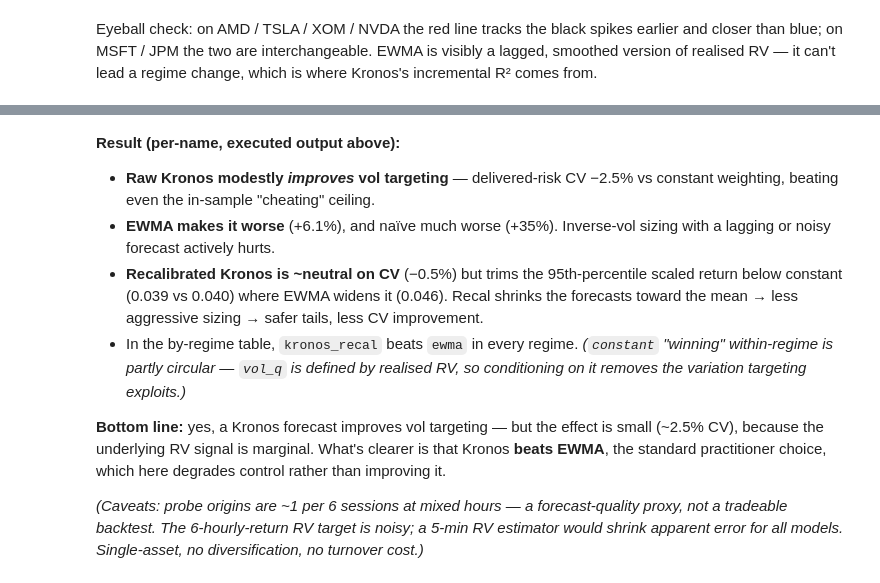
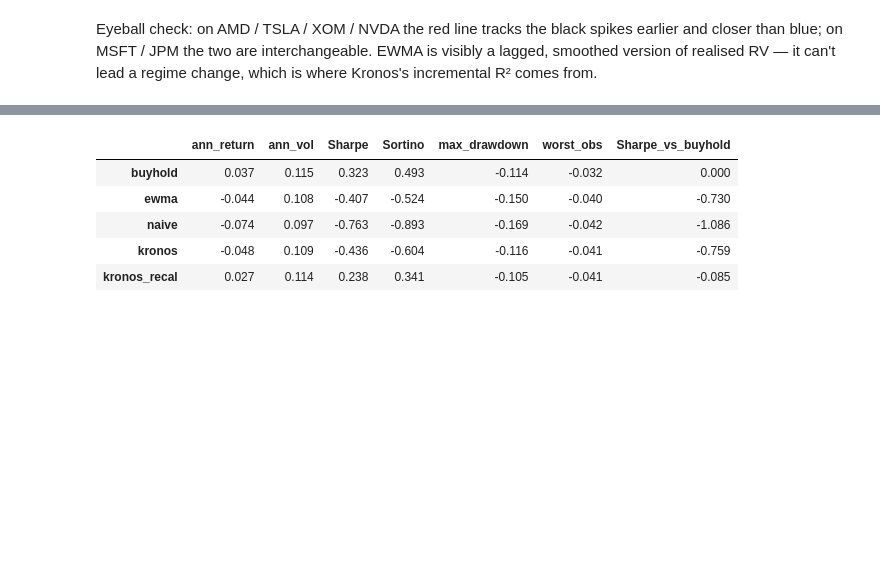
Before and after one commit to imanly97/kronos-evaluation, a Jupyter notebook: notebooks/probe_findings.ipynb, the cells around one changed output, grey strips where cells are left out. Saved outputs shown, nothing was run; the diff lists cells and outputs as text; code cells hidden in the pictures; blank space fills up the shorter version.

```diff
--- a/notebooks/probe_findings.ipynb
+++ b/notebooks/probe_findings.ipynb
@@ -422,24 +407,37 @@ ax.set_title("vol control over time — flatter & closer to 1 is better"); ax.le
-# %% [markdown]
-**Result (per-name, executed output above):**
-
-- **Raw Kronos modestly *improves* vol targeting** — delivered-risk CV −2.5% vs
-  constant weighting, beating even the in-sample "cheating" ceiling.
-- **EWMA makes it worse** (+6.1%), and naïve much worse (+35%). Inverse-vol
-  sizing with a lagging or noisy forecast actively hurts.
-- **Recalibrated Kronos is ~neutral on CV** (−0.5%) but trims the 95th-percentile
-  scaled return below constant (0.039 vs 0.040) where EWMA widens it (0.046).
-  Recal shrinks the forecasts toward the mean → less aggressive sizing → safer
-  tails, less CV improvement.
-- In the by-regime table, `kronos_recal` beats `ewma` in every regime.
-  *(`constant` "winning" within-regime is partly circular — `vol_q` is defined by
-  realised RV, so conditioning on it removes the variation targeting exploits.)*
-
-**Bottom line:** yes, a Kronos forecast improves vol targeting — but the effect is
-small (~2.5% CV), because the underlying RV signal is marginal. What's clearer is
-that Kronos **beats EWMA**, the standard practitioner choice, which here degrades
-control rather than improving it.
-
-*(Caveats: probe origins are ~1 per 6 sessions at mixed hours — a
-forecast-quality proxy, not a tradeable backtest. The 6-hourly-return RV target
-is noisy; a 5-min RV estimator would shrink apparent error for all models.
-Single-asset, no diversification, no turnover cost.)*
+# %%
+def managed_portfolio(power=1.0, cap=3.0):
+    """return a DataFrame: index = origin timestamp, columns = model, values = portfolio return"""
+    piv = {}
+    for m in ["buyhold","ewma","naive","kronos","kronos_recal"]:
+        parts = []
+        for tk, g in d.groupby("ticker"):
+            g = g.sort_values("origin")
+            if m == "buyhold":
+                w = pd.Series(1.0, index=g.index)
+            else:
+                raw = (1.0 / g[m].clip(1e-5)) ** power
+                w = (raw / raw.mean()).clip(upper=cap)
+                w *= g["sess_ret"].std() / (w * g["sess_ret"]).std()   # vol-match to buy-hold
+            parts.append(pd.Series((w * g["sess_ret"]).values, index=g["origin"].values))
+        piv[m] = pd.concat(parts).groupby(level=0).mean()   # equal-weight the names
+    return pd.DataFrame(piv).sort_index()
+
+def stats(r):
+    sr = r.mean() / r.std() * np.sqrt(PER_YR)
+    dd = (r.cumsum() - r.cumsum().cummax()).min()
+    downside = r[r < 0].std()
+    return pd.Series({"ann_return": r.mean()*PER_YR, "ann_vol": r.std()*np.sqrt(PER_YR),
+                      "Sharpe": sr, "Sortino": r.mean()/downside*np.sqrt(PER_YR),
+                      "max_drawdown": dd, "worst_obs": r.min()})
+
+pf = managed_portfolio(power=1.0)
+tbl = pf.apply(stats).T.round(3)
+tbl["Sharpe_vs_buyhold"] = (tbl["Sharpe"] - tbl.loc["buyhold","Sharpe"]).round(3)
+tbl
+# %% [output]
+|  | ann_return | ann_vol | Sharpe | Sortino | max_drawdown | worst_obs | Sharpe_vs_buyhold |
+| buyhold | 0.037 | 0.115 | 0.323 | 0.493 | -0.114 | -0.032 | 0.000 |
+| ewma | -0.044 | 0.108 | -0.407 | -0.524 | -0.150 | -0.040 | -0.730 |
+| naive | -0.074 | 0.097 | -0.763 | -0.893 | -0.169 | -0.042 | -1.086 |
+| kronos | -0.048 | 0.109 | -0.436 | -0.604 | -0.116 | -0.041 | -0.759 |
+| kronos_recal | 0.027 | 0.114 | 0.238 | 0.341 | -0.105 | -0.041 | -0.085 |
```
Also changed, not shown: parts of 18 cells of this notebook, 4 other files.
